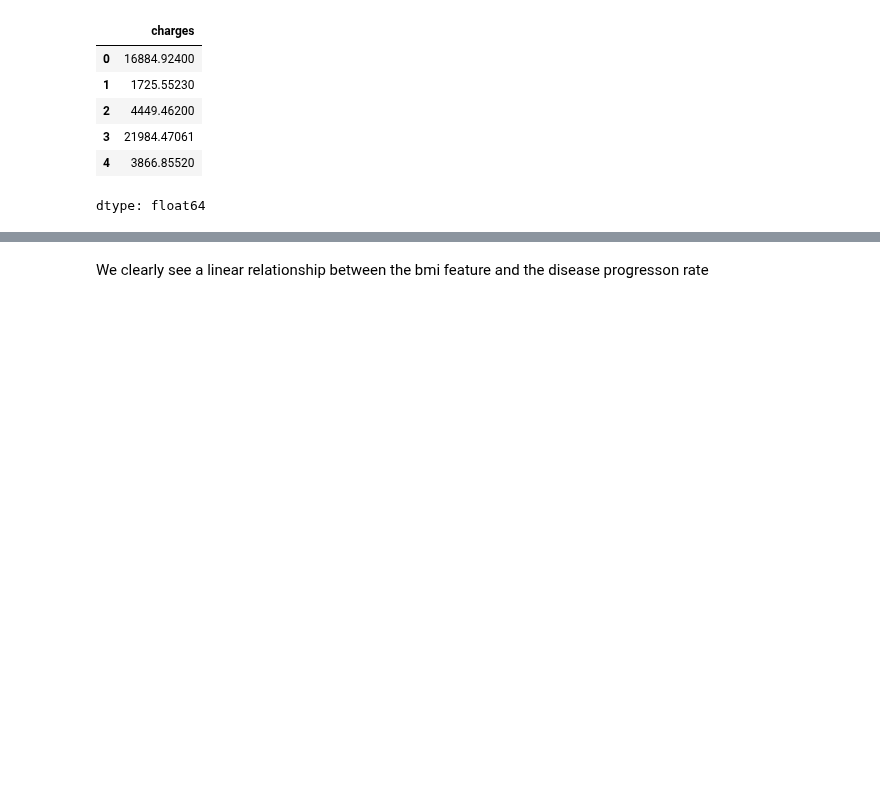
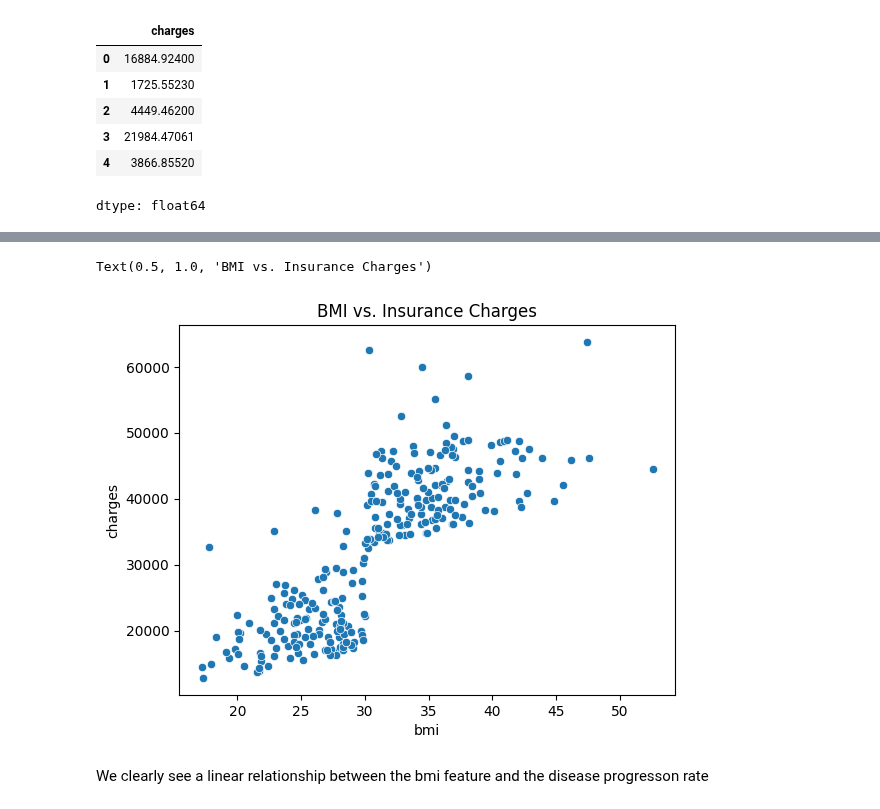
Before and after one commit to mdkamrulhasan/machine_learning_concepts, a Jupyter notebook: notebooks/supervised/Regression_medical_insurance_LR_kNN_DTree_feature_preprocessing.ipynb, the cells around one changed output, grey strips where cells are left out. Saved outputs shown, nothing was run; the diff lists cells and outputs as text; code cells hidden in the pictures; blank space fills up the shorter version.

```diff
--- a/notebooks/supervised/Regression_medical_insurance_LR_kNN_DTree_feature_preprocessing.ipynb
+++ b/notebooks/supervised/Regression_medical_insurance_LR_kNN_DTree_feature_preprocessing.ipynb
@@ -102,3 +105,9 @@ fig.show()
+# %%
+sns.scatterplot(x='bmi', y='charges', data=df[df.smoker=='yes'])
+plt.title('BMI vs. Insurance Charges')
+# %% [output]
+Text(0.5, 1.0, 'BMI vs. Insurance Charges')
+[figure, added]
 # %% [markdown]
 We clearly see a linear relationship between the bmi feature and the disease progresson rate
 # %%
```
Also changed, not shown: parts of 15 cells of this notebook.
